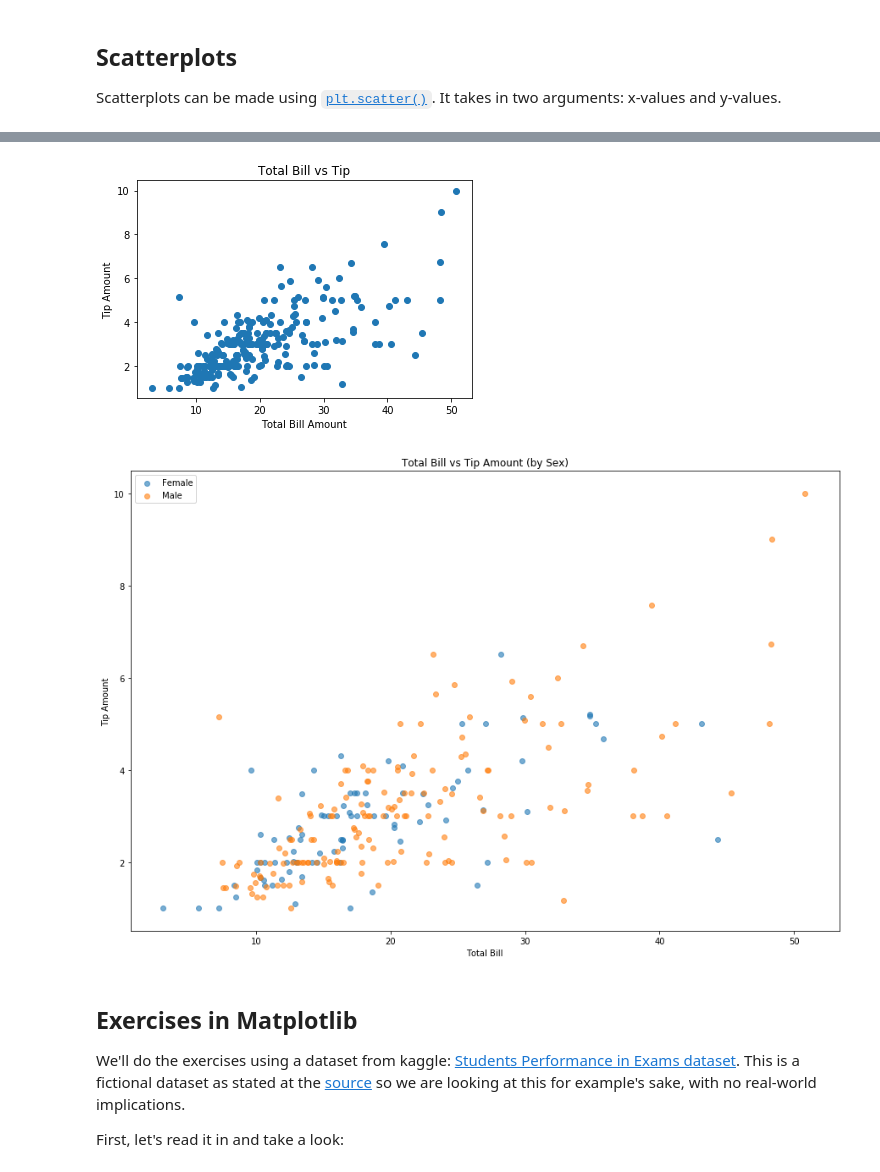
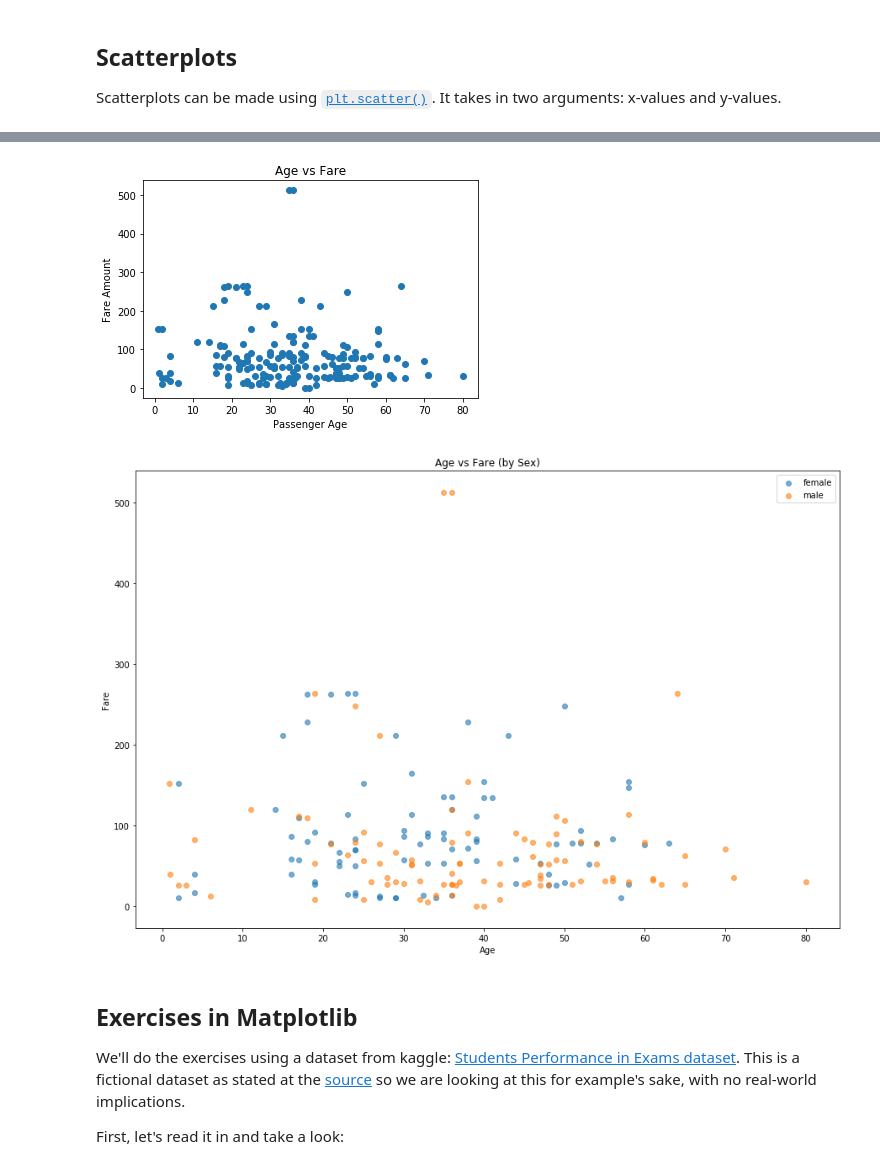
Before and after one commit to mpagador/python-libraries-visualization-workshop, a Jupyter notebook: DSS_Python_Libraries_Visualizations_Workshop_3_6_(Notebook).ipynb, the cells around one changed output, grey strips where cells are left out. Saved outputs shown, nothing was run; the diff lists cells and outputs as text; code cells hidden in the pictures.

```diff
--- a/DSS_Python_Libraries_Visualizations_Workshop_3_6_(Notebook).ipynb
+++ b/DSS_Python_Libraries_Visualizations_Workshop_3_6_(Notebook).ipynb
@@ -739,4 +741,4 @@ To explore other types of charts, let's load in a built-in dataset from Seaborn
 # %%
-tips = sns.load_dataset('tips')
-tips.head()
+titanic = sns.load_dataset('titanic').dropna()
+titanic.head()
 # %% [output]
@@ -773,29 +775,29 @@ plt.scatter(tips['total_bill'], tips['tip']);
 # %%
-plt.scatter(tips['total_bill'], tips['tip'])
-plt.xlabel('Total Bill Amount')
-plt.ylabel('Tip Amount')
-plt.title('Total Bill vs Tip');
+plt.scatter(titanic['age'], titanic['fare'])
+plt.xlabel('Passenger Age')
+plt.ylabel('Fare Amount')
+plt.title('Age vs Fare');
 # %% [output]
-[figure, old version]
+[figure, new version]
 # %%
 plt.figure(figsize=(15, 10)) # Increase the size of the returned plot
 
-# Points with female customer: 'sex' == 'Female'
-plt.scatter(x=tips.loc[tips['sex'] == 'Female', 'total_bill'],
-            y=tips.loc[tips['sex'] == 'Female', 'tip'],
-            label='Female', alpha=0.6)
+# Points with female customer: 'sex' == 'Ffemale'
+plt.scatter(x=titanic.loc[titanic['sex'] == 'female', 'age'],
+            y=titanic.loc[titanic['sex'] == 'female', 'fare'],
+            label='female', alpha=0.6)
 
-# Points with male customers, 'sex' == 'Male'
-plt.scatter(x=tips.loc[tips['sex'] == 'Male', 'total_bill'],
-            y=tips.loc[tips['sex'] == 'Male', 'tip'],
-            label='Male', alpha=0.6)
+# Points with male customers, 'sex' == 'male'
+plt.scatter(x=titanic.loc[titanic['sex'] == 'male', 'age'],
+            y=titanic.loc[titanic['sex'] == 'male', 'fare'],
+            label='male', alpha=0.6)
 
-plt.xlabel('Total Bill')
-plt.ylabel('Tip Amount')
-plt.title('Total Bill vs Tip Amount (by Sex)')
+plt.xlabel('Age')
+plt.ylabel('Fare')
+plt.title('Age vs Fare (by Sex)')
 plt.legend();
 # %% [output]
-[figure, old version]
+[figure, new version]
 # %% [markdown]
 ## Exercises in Matplotlib
 We'll do the exercises using a dataset from kaggle: [Students Performance in Exams dataset](https://www.kaggle.com/spscientist/students-performance-in-exams). This is a fictional dataset as stated at the [source](http://roycekimmons.com/tools/generated_data/exams) so we are looking at this for example's sake, with no real-world implications.
```
Also changed, not shown: parts of 35 cells of this notebook.
